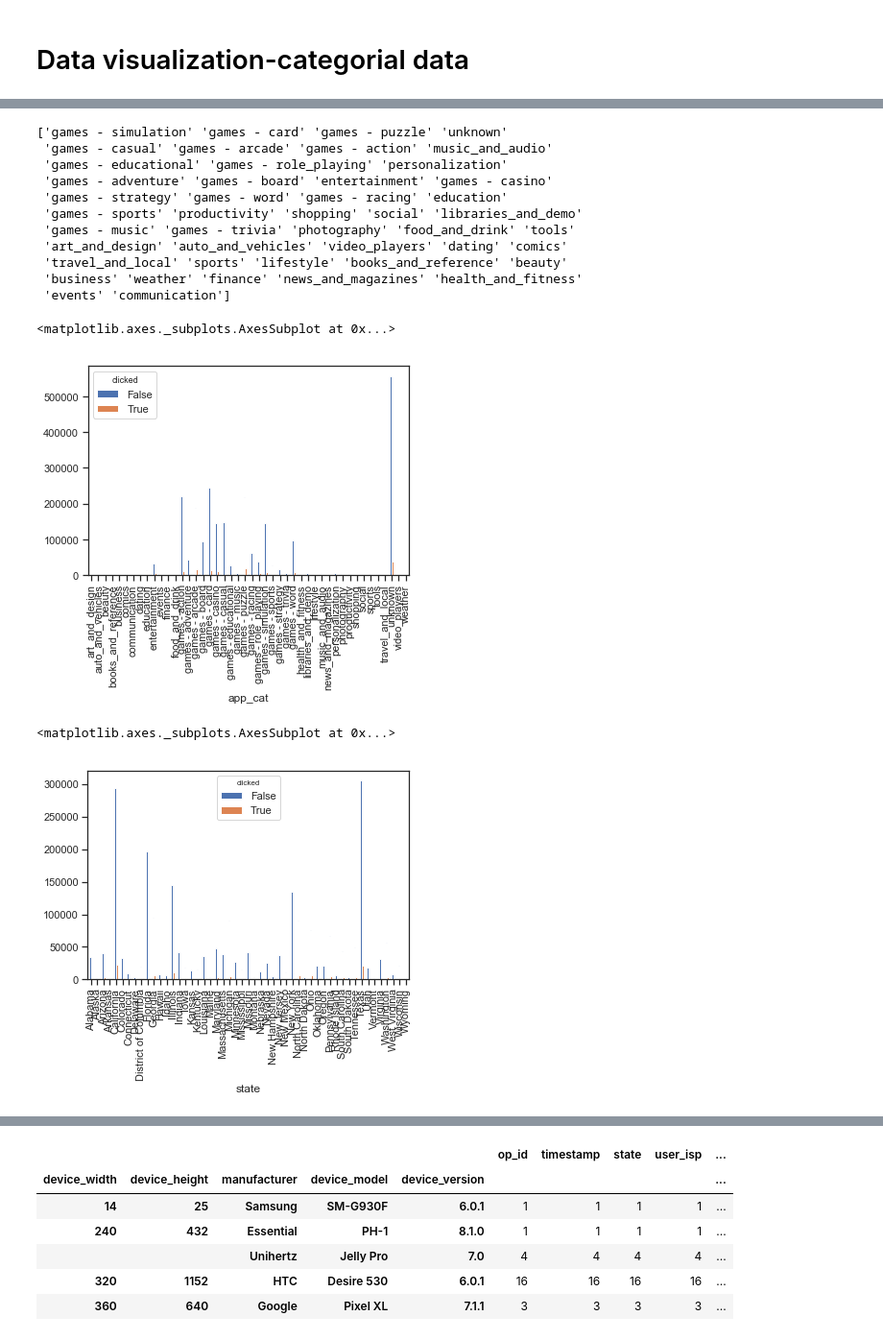
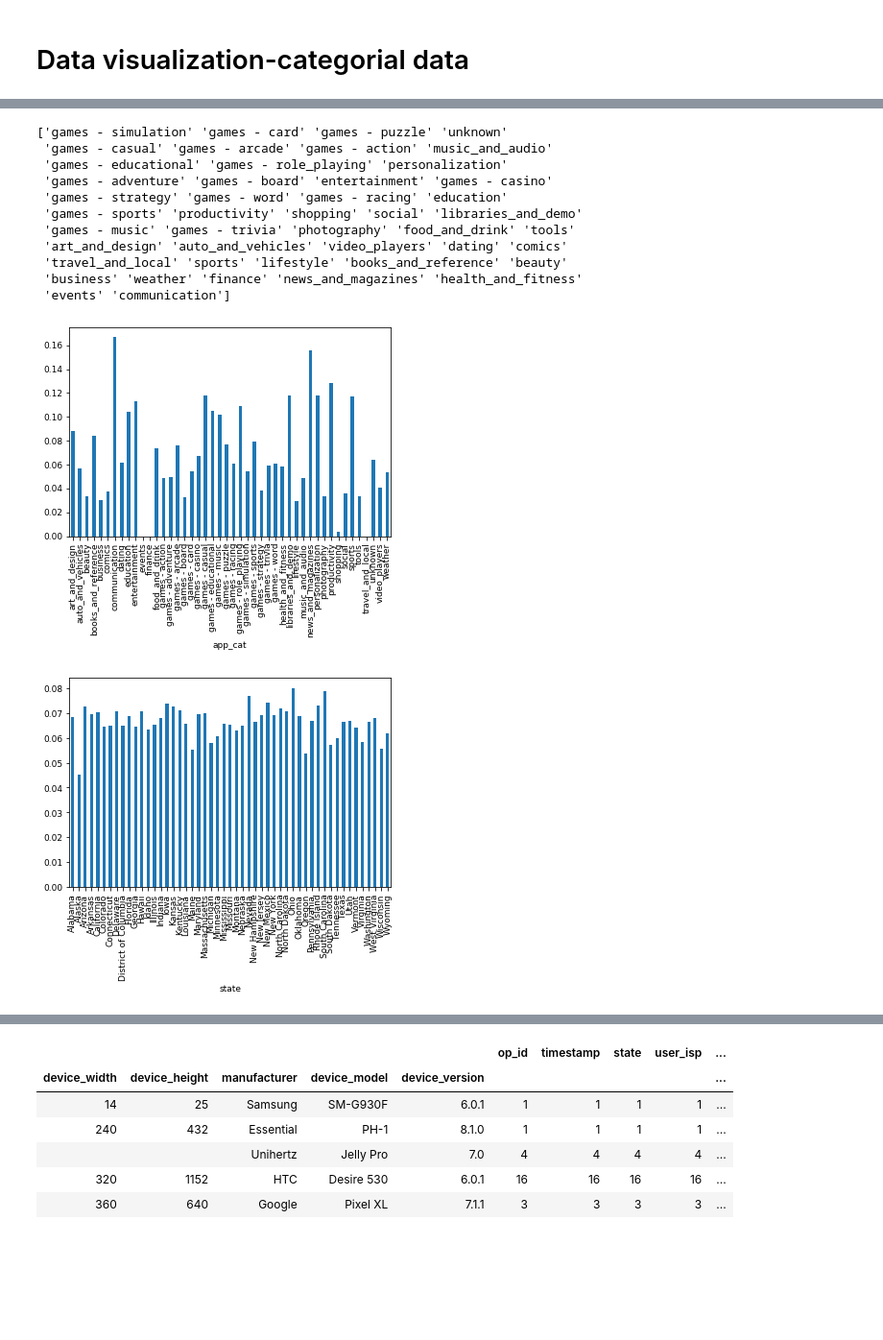
Before and after one commit to ayeletdabush/datascience, a Jupyter notebook: Untitled.ipynb, the cells around one changed output, grey strips where cells are left out. Shown at 96% size. Drawn from its saved outputs; the diff is of its cells as text; code cells hidden in the pictures; blank space fills up the shorter version.

```diff
--- a/Untitled.ipynb
+++ b/Untitled.ipynb
@@ -109,0 +110,3 @@ dtype: object
+# %%
+def show_var_ctr(df, var):
+    df.groupby(var).clicked.mean().plot.bar();
@@ -189,6 +208,7 @@ mosaic(train_df, ['banner_pos', 'clicked']);
 # %%
 print(df_train_cat['app_cat'].unique())
-df_train_cat.groupby('clicked').app_cat.value_counts().unstack(0).plot.bar()
+#df_train_cat.groupby('clicked').app_cat.value_counts().unstack(0).plot.bar()
+show_var_ctr(df_train_cat, 'app_cat')
 # %% [output]
 ['games - simulation' 'games - card' 'games - puzzle' 'unknown'
  'games - casual' 'games - arcade' 'games - action' 'music_and_audio'
@@ -201,11 +221,10 @@ df_train_cat.groupby('clicked').app_cat.value_counts().unstack(0).plot.bar()
  'travel_and_local' 'sports' 'lifestyle' 'books_and_reference' 'beauty'
  'business' 'weather' 'finance' 'news_and_magazines' 'health_and_fitness'
  'events' 'communication']
-<matplotlib.axes._subplots.AxesSubplot at 0x...>
-[figure, old version]
+[figure, new version]
 # %%
-df_train_cat.groupby('clicked').state.value_counts().unstack(0).plot.bar()
+#df_train_cat.groupby('clicked').state.value_counts().unstack(0).plot.bar()
+show_var_ctr(df_train_cat, 'state')
 # %% [output]
-<matplotlib.axes._subplots.AxesSubplot at 0x...>
-[figure, old version]
+[figure, new version]
 # %%
```
Also changed, not shown: parts of 26 cells of this notebook.
